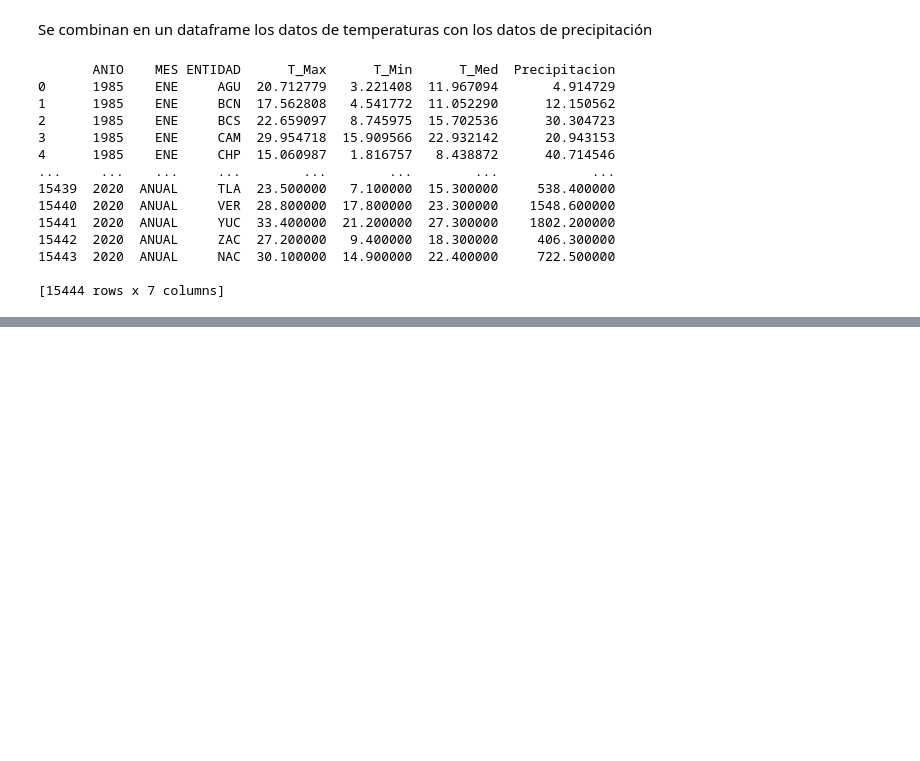
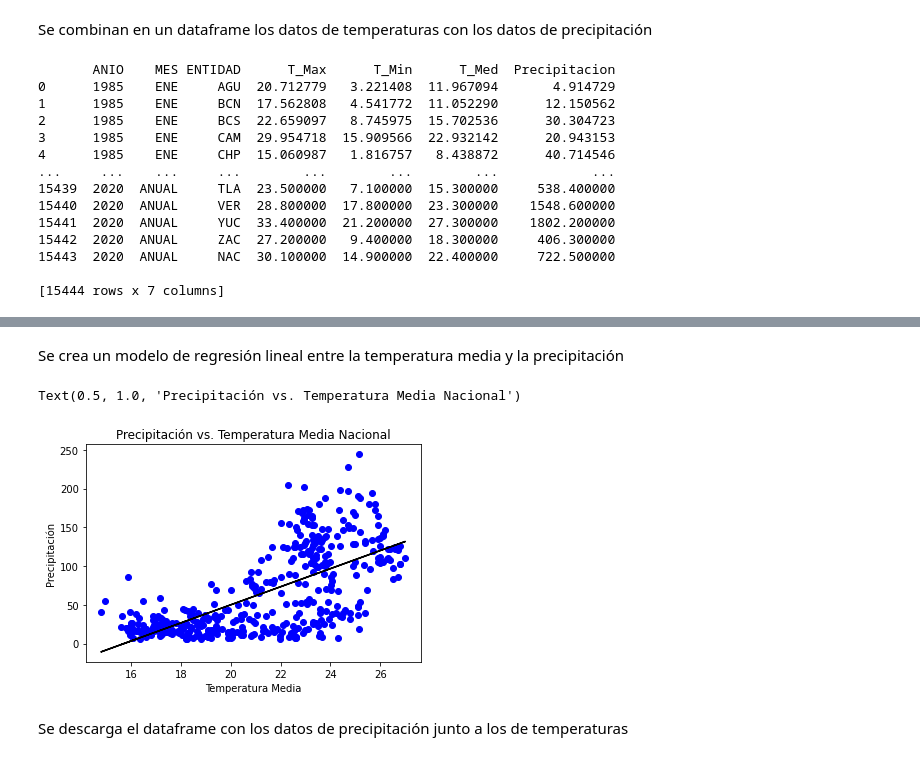
Before and after one commit to AdrianDiazGaxiola/Proyecto-Final, a Jupyter notebook: Precipitación.ipynb, the cells around one changed output, grey strips where cells are left out. Cells and saved outputs as stored; diff of their text form; code cells hidden in the pictures; blank space fills up the shorter version.

```diff
--- a/Precipitación.ipynb
+++ b/Precipitación.ipynb
@@ -127,0 +165,20 @@ print(df)
+# %% [markdown]
+Se crea un modelo de regresión lineal entre la temperatura media y la precipitación
+# %%
+df2 = df1
+
+X = df2[['T_Med']]
+y = df2['Precipitacion']
+regressor = LinearRegression()
+regressor.fit(X, y)
+
+plt.plot(X, y, 'bo')
+plt.plot(X, regressor.predict(X), '-k')
+plt.xlabel('Temperatura Media')
+plt.ylabel('Precipitación')
+plt.title('Precipitación vs. Temperatura Media Nacional')
+# %% [output]
+Text(0.5, 1.0, 'Precipitación vs. Temperatura Media Nacional')
+[figure, added]
+# %% [markdown]
+Se descarga el dataframe con los datos de precipitación junto a los de temperaturas
```
Also changed, not shown: parts of 6 cells of this notebook.
